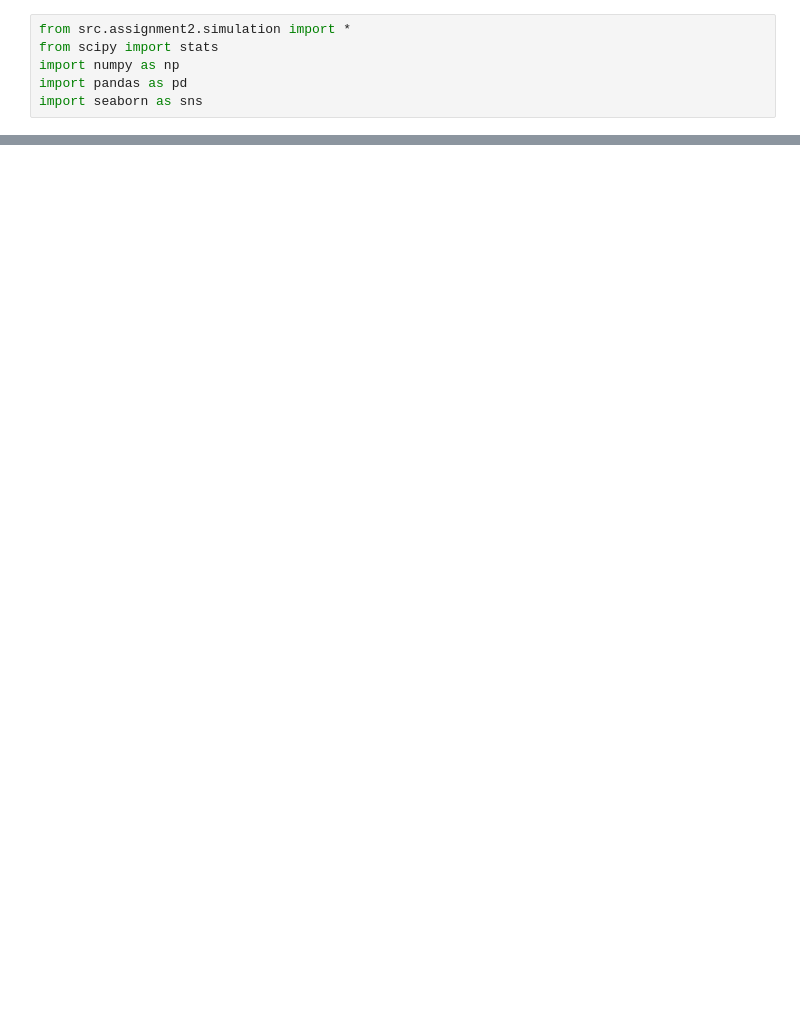
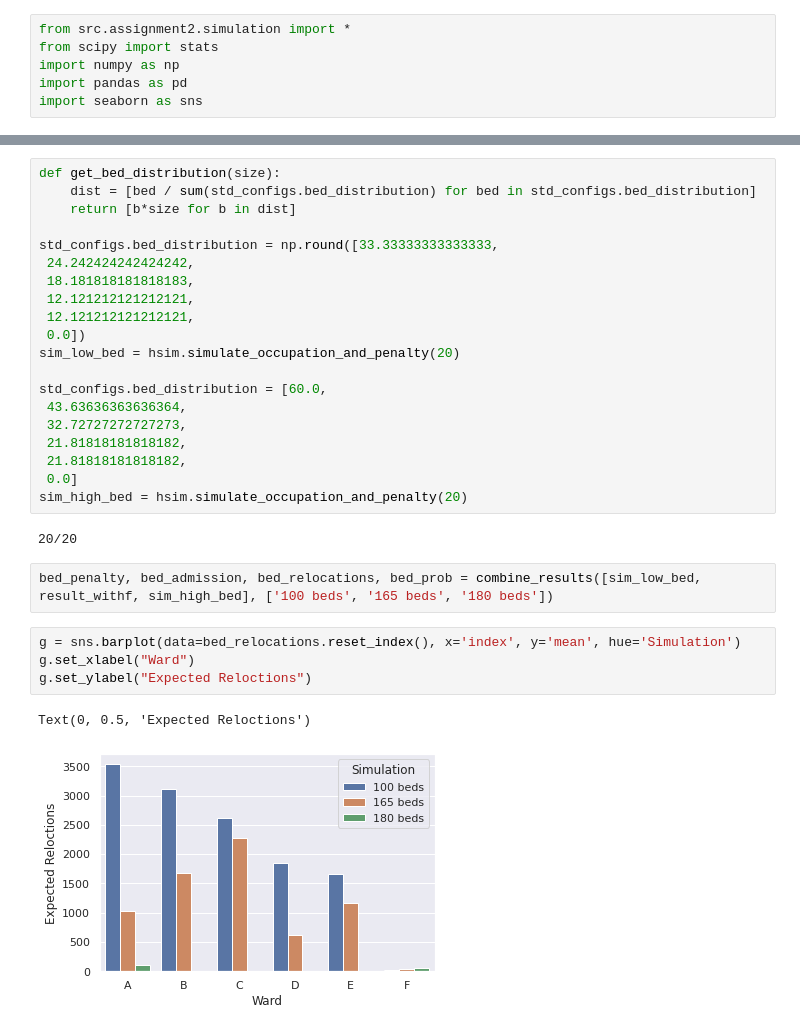
Before and after one commit to s184012/StochSim, a Jupyter notebook: Assignment2_Simon.ipynb, the cells around one changed output, grey strips where cells are left out. Saved outputs shown, nothing was run; the diff lists cells and outputs as text; blank space fills up the shorter version.

```diff
--- a/Assignment2_Simon.ipynb
+++ b/Assignment2_Simon.ipynb
@@ -87,0 +136,31 @@ hsim.stay_dist = mean_lognorm_sd2
+# %%
+def get_bed_distribution(size):
+    dist = [bed / sum(std_configs.bed_distribution) for bed in std_configs.bed_distribution]
+    return [b*size for b in dist]
+
+std_configs.bed_distribution = np.round([33.33333333333333,
+ 24.242424242424242,
+ 18.181818181818183,
+ 12.121212121212121,
+ 12.121212121212121,
+ 0.0])
+sim_low_bed = hsim.simulate_occupation_and_penalty(20)
+
+std_configs.bed_distribution = [60.0,
+ 43.63636363636364,
+ 32.72727272727273,
+ 21.81818181818182,
+ 21.81818181818182,
+ 0.0]
+sim_high_bed = hsim.simulate_occupation_and_penalty(20)
+# %% [output]
+20/20
+# %%
+bed_penalty, bed_admission, bed_relocations, bed_prob = combine_results([sim_low_bed, result_withf, sim_high_bed], ['100 beds', '165 beds', '180 beds'])
+# %%
+g = sns.barplot(data=bed_relocations.reset_index(), x='index', y='mean', hue='Simulation')
+g.set_xlabel("Ward")
+g.set_ylabel("Expected Reloctions")
+# %% [output]
+Text(0, 0.5, 'Expected Reloctions')
+[figure, added]
```
Also changed, not shown: parts of 17 cells of this notebook, 13 other files.
